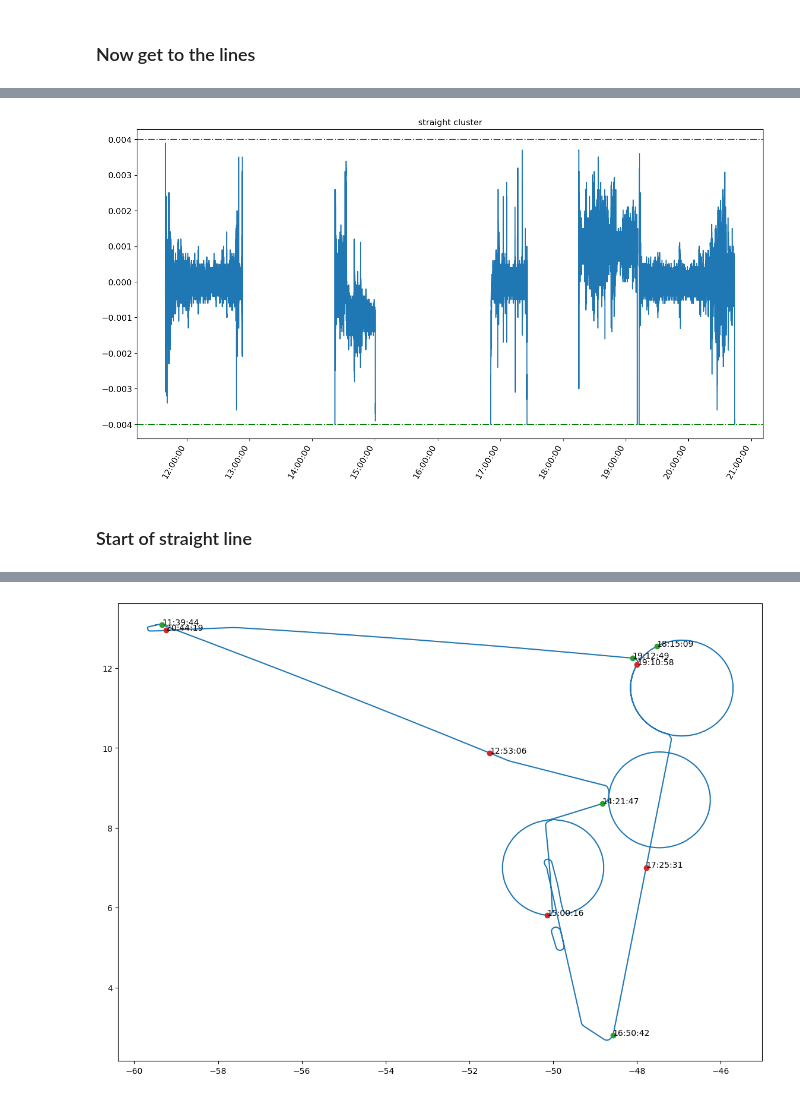
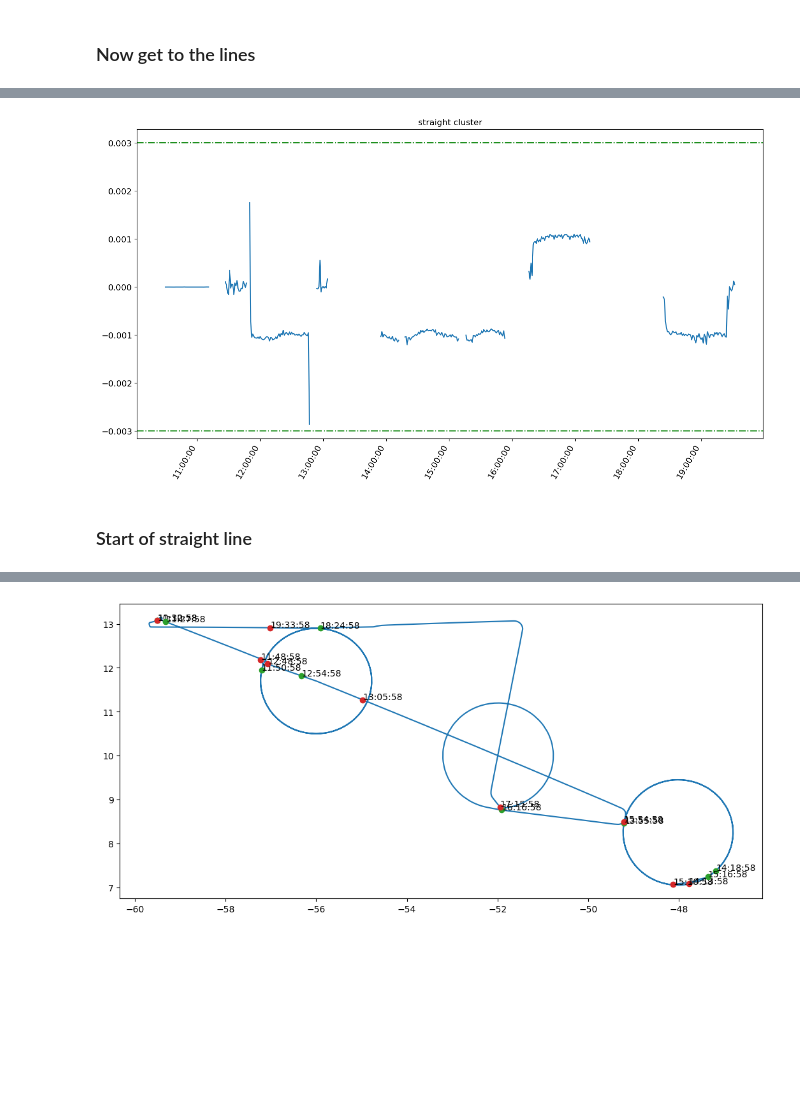
Before and after one commit to tmieslinger/flight_segmentation, a Jupyter notebook: scripts/guessFlightSegmentStraight.ipynb, the cells around one changed output, grey strips where cells are left out. Drawn from its saved outputs; the diff is of its cells as text; code cells hidden in the pictures; blank space fills up the shorter version.

```diff
--- a/scripts/guessFlightSegmentStraight.ipynb
+++ b/scripts/guessFlightSegmentStraight.ipynb
@@ -24,3 +22,6 @@ trackResampling        = 1 # resamplingTime*bahamasFreq
+# %%
+resamplingTimeStr = str(resamplingTime)+'s'
+trackResampling   = resamplingTime*bahamasFreq
 # %% [markdown]
 ### Open file
 # %%
@@ -94,7 +113,7 @@ plt.show()
 # %% [markdown]
 ### Flight roll
 # %%
-roll = abs(ds['roll'])
+roll = abs(roll)
 
 fig = plt.figure(figsize=(16,9))
 ax = fig.add_subplot()
@@ -107,6 +126,7 @@ plt.gcf().autofmt_xdate()
 
 plt.xticks(rotation=60, fontweight='light', fontsize=12)
 plt.yticks(fontweight='light', fontsize=12)
+plt.ylim((0,3))
 
 plt.title("abs(roll)")
 plt.show()
@@ -115,10 +135,10 @@ plt.show()
 # %% [markdown]
 ### Now get to the lines
 # %%
-smin=-0.004
-smax= 0.004
+dheadmin=-0.003
+dheadmax=0.003
 
-straight = np.ma.masked_where( ( deltahead < smin ) | ( deltahead > smax ) | ( ds.alt < 10 ) & ( roll < 0.5 ), deltahead )
+straight = np.ma.masked_where( ( deltahead < dheadmin ) | ( deltahead > dheadmax ) | ( deltaalt < 5 ) & ( roll < 0.3 ), deltahead )
 slices = np.ma.flatnotmasked_contiguous(straight)
 
 slices_start = np.array([s.start for s in slices])
@@ -132,13 +152,15 @@ for i in slices_start:
     straight_length = iend-ibeg+1
     j += 1
 
-    straight_start = ds.time[ibeg]
-    straight_stop  = ds.time[iend]
+    iendtim = min(iend*trackResampling,ds.time.size-1)
+    straight_start = ds.time[ibeg*trackResampling]
+    straight_stop  = ds.time[iendtim]
 
     if ( straight_length <= minimumTimeForStraight ) :
         for index in range(ibeg, iend):
             straight.mask[index] = True
     else :
-        print (pd.Timestamp(straight_start.time.values).to_pydatetime() , " to ", pd.Timestamp(straight_stop.time.values).to_pydatetime())
+        print (f"{pd.Timestamp(straight_start.time.values).to_pydatetime():%H:%M:%S}" , " to ",
+               f"{pd.Timestamp(straight_stop.time.values).to_pydatetime():%H:%M:%S}")
         segment += 1
 # %% [output]
@@ -151,7 +177,7 @@ for i in slices_start:
 fig = plt.figure(figsize=(16,9))
 ax = fig.add_subplot()
 
-ax.plot(ds.time,straight)
+ax.plot(alt.time,straight)
 
 timeFmt = DateFormatter("%H:%M:%S")
 ax.xaxis.set_major_formatter(timeFmt)
@@ -160,26 +186,18 @@ plt.gcf().autofmt_xdate()
 plt.xticks(rotation=60, fontweight='light', fontsize=12)
 plt.yticks(fontweight='light', fontsize=12)
 
-plt.axhline(y=smax, color='g', linestyle='-.')
-plt.axhline(y=smin, color='g', linestyle='-.')
+plt.axhline(y=dheadmax, color='g', linestyle='-.')
+plt.axhline(y=dheadmin, color='g', linestyle='-.')
 
 plt.title("straight cluster")
 plt.show()
 # %% [output]
-[figure, old version]
+[figure, new version]
 # %% [markdown]
 ### Start of straight line
 # %%
 j=0
 guessRange=0
-
-minlat = np.min(ds.lat.values)
-maxlat = np.max(ds.lat.values)
-minlon = np.min(ds.lon.values)
-maxlon = np.max(ds.lon.values)
-
-xs=round(maxlon-minlon)
-ys=round(maxlat-minlat)
 
 fig = plt.figure(figsize=(xs,ys))
 ax = fig.add_subplot()
@@ -190,31 +208,23 @@ for i in slices_start:
 
     ibeg=i
     iend=slices_end[j]
+    iendtim = min(iend*trackResampling,ds.time.size-1)
 
     straight_length = iend-ibeg+1
-    straight_start_bef = ds.time[ibeg-guessRange]
-    straight_start_mid = ds.time[ibeg]
-    straight_start_aft = ds.time[ibeg+guessRange]
-
-    straight_end_bef = ds.time[iend-guessRange]
-    straight_end_mid = ds.time[iend]
-    straight_end_aft = ds.time[iend+guessRange]
+    straight_start_mid = ds.time[ibeg*trackResampling]
+    straight_end_mid   = ds.time[iendtim]
 
     if ( straight_length > minimumTimeForStraight ) :
 
-        print (pd.Timestamp(straight_start_mid.time.values).to_pydatetime() , " to ",
-               pd.Timestamp(straight_end_mid.time.values).to_pydatetime())
+        print (f"{pd.Timestamp(straight_start_mid.time.values).to_pydatetime():%H:%M:%S}" , " to ",
+               f"{pd.Timestamp(straight_end_mid.time.values).to_pydatetime():%H:%M:%S}")
 
-        point_start_bef = ds.isel(time=((ibeg-guessRange)*trackResampling))
-        point_start_mid = ds.isel(time=( ibeg            *trackResampling))
-        point_start_aft = ds.isel(time=((ibeg+guessRange)*trackResampling))
+        point_start_mid = ds.isel(time=(ibeg*trackResampling))
 
         ax.scatter(point_start_mid.lon, point_start_mid.lat, color="tab:green", zorder=3)
         ax.text   (point_start_mid.lon, point_start_mid.lat, f"{pd.Timestamp(straight_start_mid.time.values).to_pydatetime():%H:%M:%S}")
 
-        point_end_bef = ds.isel(time=((iend-guessRange)*trackResampling))
-        point_end_mid = ds.isel(time=( iend            *trackResampling))
-        point_end_aft = ds.isel(time=((iend+guessRange)*trackResampling))
+        point_end_mid = ds.isel(time=(iendtim))
 
         ax.scatter(point_end_mid.lon, point_end_mid.lat, color="tab:red", zorder=3)
         ax.text   (point_end_mid.lon, point_end_mid.lat, f"{pd.Timestamp(straight_end_mid.time.values).to_pydatetime():%H:%M:%S}")
@@ -233 +247 @@ plt.show()
-[figure, old version]
+[figure, new version]
```
Also changed, not shown: parts of 14 cells of this notebook.
